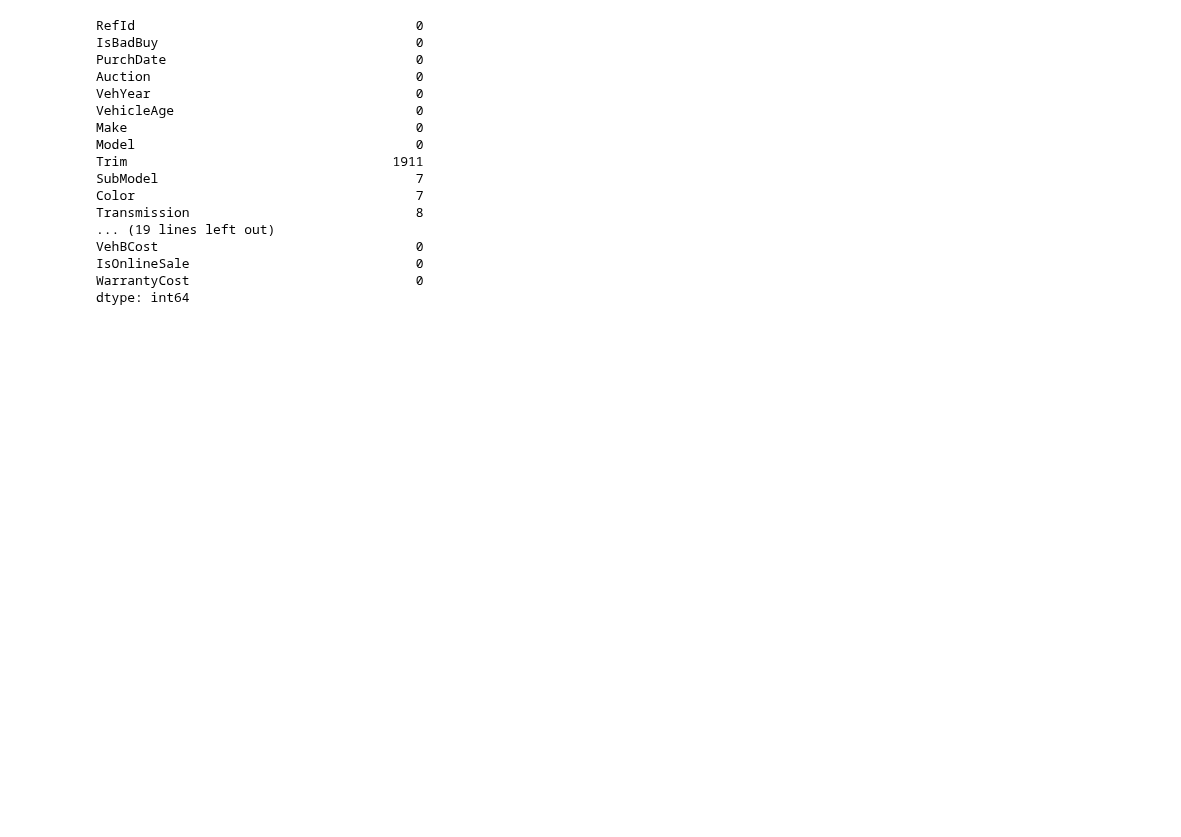
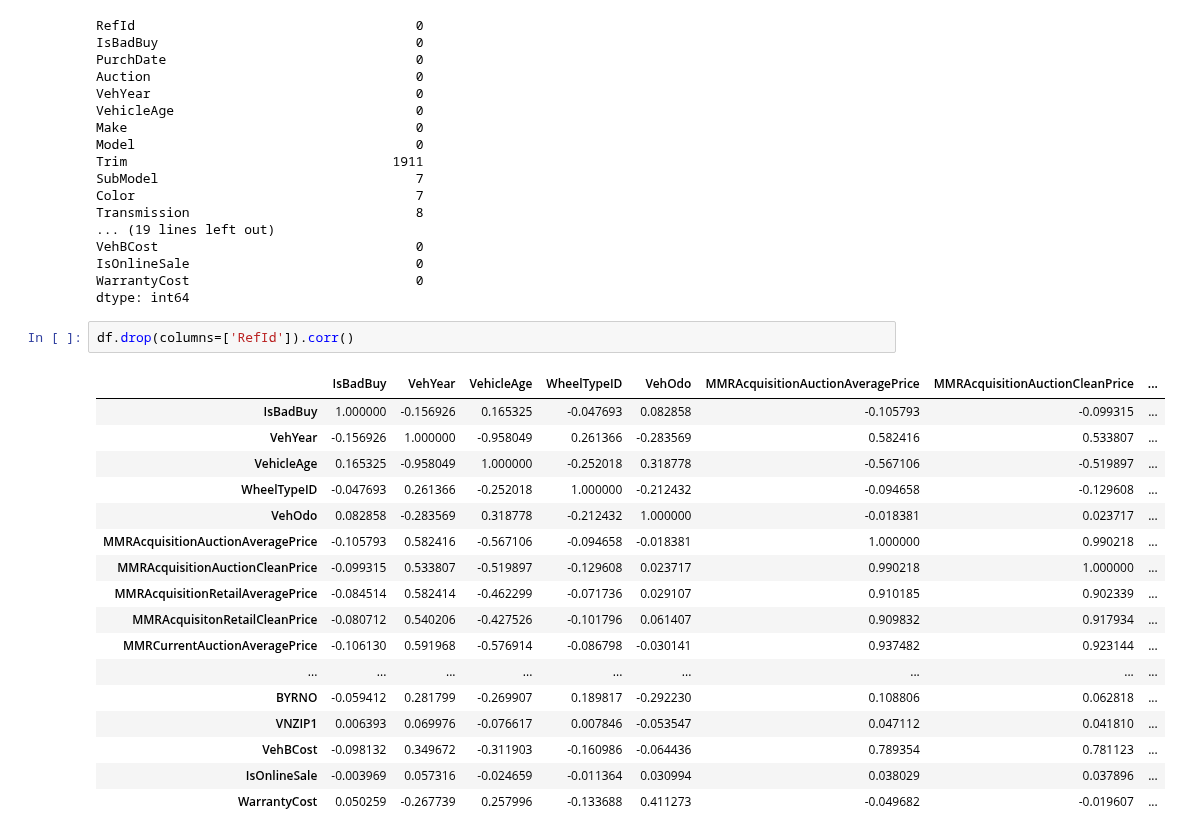
Before and after one commit to andybbruno/DataMining, a Jupyter notebook: DataUnderstanding.ipynb, the cells around one changed output. Cells and saved outputs as stored; diff of their text form; blank space fills up the shorter version.

```diff
--- a/DataUnderstanding.ipynb
+++ b/DataUnderstanding.ipynb
@@ -97,3 +100,23 @@ VehBCost                                 0
 IsOnlineSale                             0
 WarrantyCost                             0
 dtype: int64
+# %%
+df.drop(columns=['RefId']).corr()
+# %% [output]
+|  | IsBadBuy | VehYear | VehicleAge | WheelTypeID | VehOdo | MMRAcquisitionAuctionAveragePrice | MMRAcquisitionAuctionCleanPrice | ... |
+| IsBadBuy | 1.000000 | -0.156926 | 0.165325 | -0.047693 | 0.082858 | -0.105793 | -0.099315 | ... |
+| VehYear | -0.156926 | 1.000000 | -0.958049 | 0.261366 | -0.283569 | 0.582416 | 0.533807 | ... |
+| VehicleAge | 0.165325 | -0.958049 | 1.000000 | -0.252018 | 0.318778 | -0.567106 | -0.519897 | ... |
+| WheelTypeID | -0.047693 | 0.261366 | -0.252018 | 1.000000 | -0.212432 | -0.094658 | -0.129608 | ... |
+| VehOdo | 0.082858 | -0.283569 | 0.318778 | -0.212432 | 1.000000 | -0.018381 | 0.023717 | ... |
+| MMRAcquisitionAuctionAveragePrice | -0.105793 | 0.582416 | -0.567106 | -0.094658 | -0.018381 | 1.000000 | 0.990218 | ... |
+| MMRAcquisitionAuctionCleanPrice | -0.099315 | 0.533807 | -0.519897 | -0.129608 | 0.023717 | 0.990218 | 1.000000 | ... |
+| MMRAcquisitionRetailAveragePrice | -0.084514 | 0.582414 | -0.462299 | -0.071736 | 0.029107 | 0.910185 | 0.902339 | ... |
+| MMRAcquisitonRetailCleanPrice | -0.080712 | 0.540206 | -0.427526 | -0.101796 | 0.061407 | 0.909832 | 0.917934 | ... |
+| MMRCurrentAuctionAveragePrice | -0.106130 | 0.591968 | -0.576914 | -0.086798 | -0.030141 | 0.937482 | 0.923144 | ... |
+| ... | ... | ... | ... | ... | ... | ... | ... | ... |
+| BYRNO | -0.059412 | 0.281799 | -0.269907 | 0.189817 | -0.292230 | 0.108806 | 0.062818 | ... |
+| VNZIP1 | 0.006393 | 0.069976 | -0.076617 | 0.007846 | -0.053547 | 0.047112 | 0.041810 | ... |
+| VehBCost | -0.098132 | 0.349672 | -0.311903 | -0.160986 | -0.064436 | 0.789354 | 0.781123 | ... |
+| IsOnlineSale | -0.003969 | 0.057316 | -0.024659 | -0.011364 | 0.030994 | 0.038029 | 0.037896 | ... |
+| WarrantyCost | 0.050259 | -0.267739 | 0.257996 | -0.133688 | 0.411273 | -0.049682 | -0.019607 | ... |
```
Also changed, not shown: parts of 4 cells of this notebook, 1 other file.
